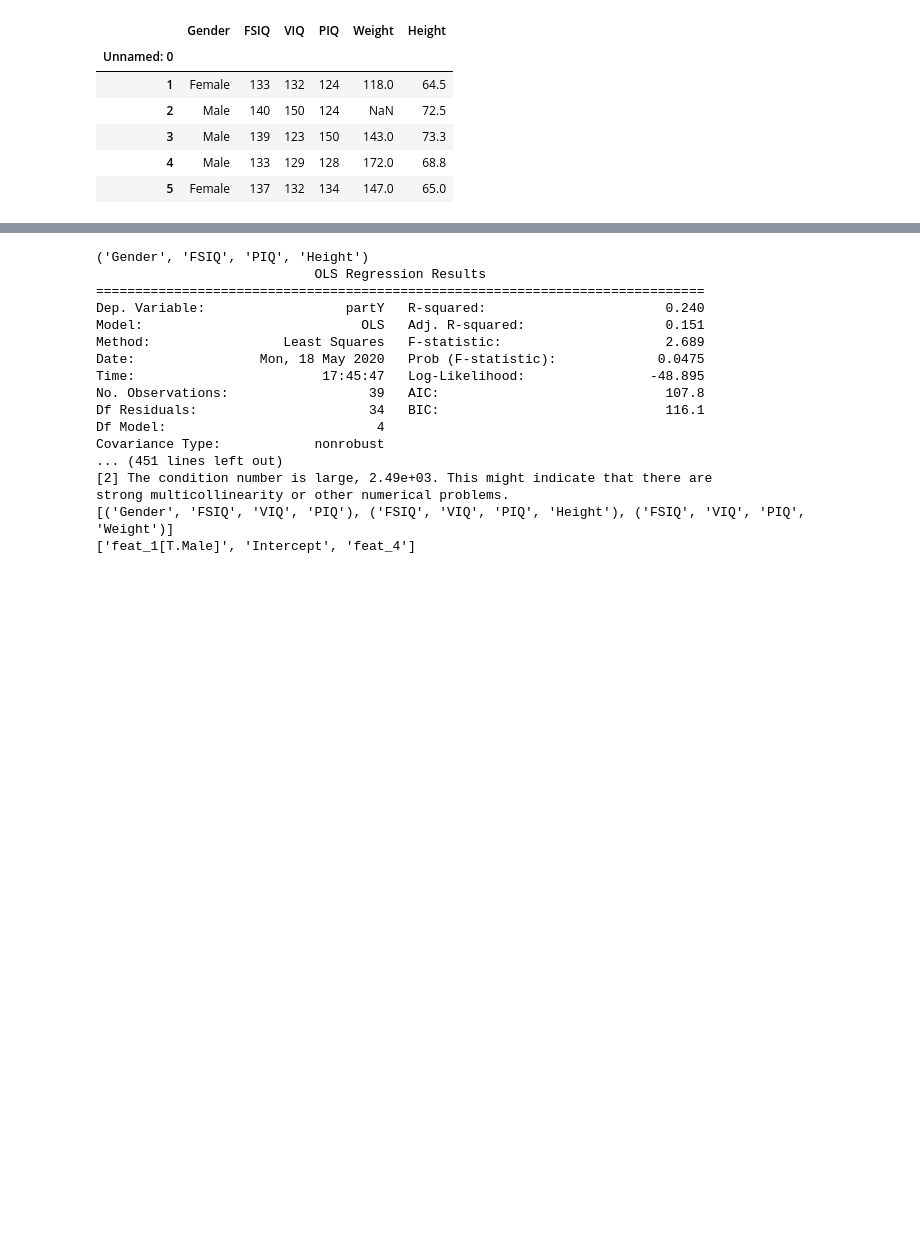
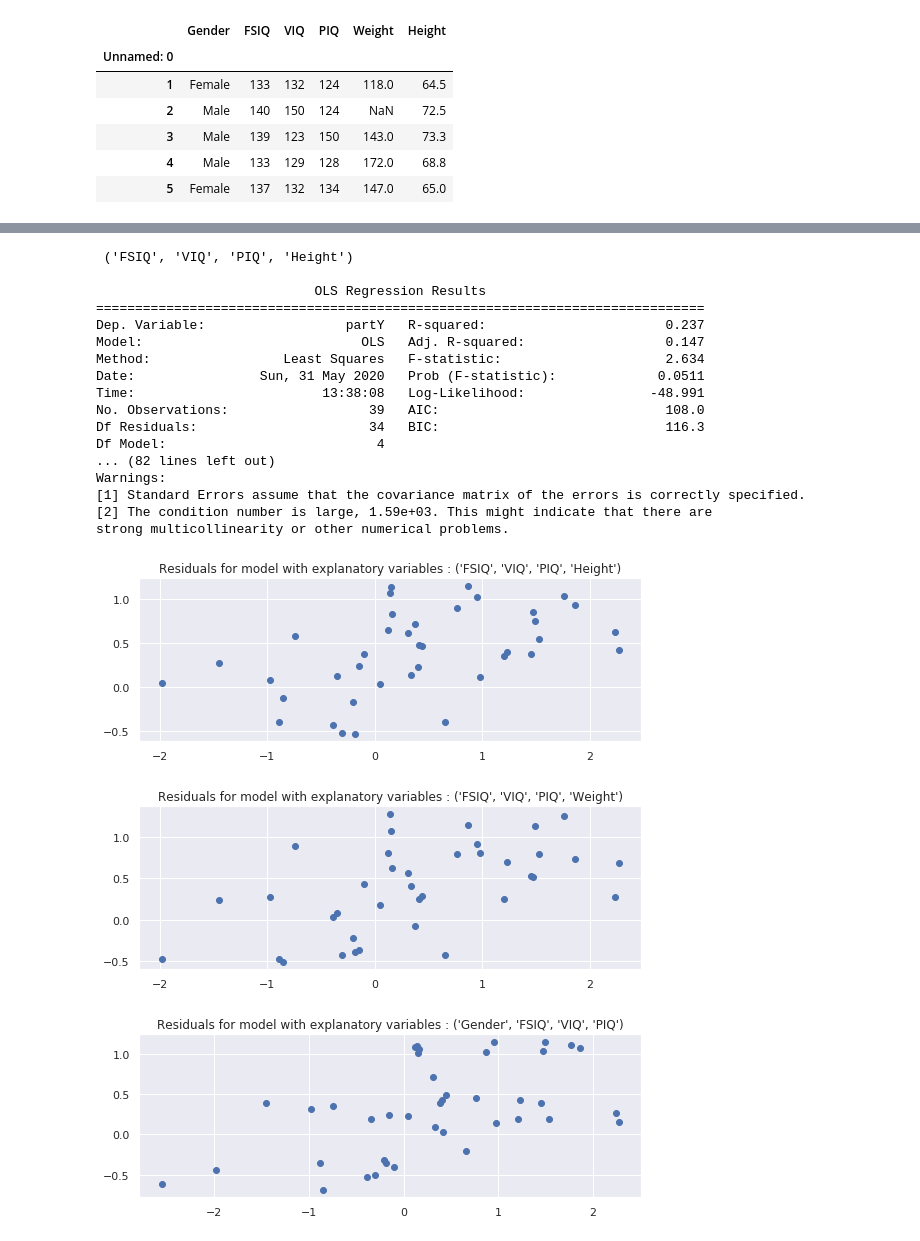
Before and after one commit to anproulx/Proulx-Andr-anne-QLSC612, a Jupyter notebook: practical/myanalysis.ipynb, the cells around one changed output, grey strips where cells are left out. Cells and saved outputs as stored; diff of their text form; code cells hidden in the pictures; blank space fills up the shorter version.

```diff
--- a/practical/myanalysis.ipynb
+++ b/practical/myanalysis.ipynb
@@ -70,57 +78,69 @@ print(combination)
 # %%
-#test model with the different combinations of feature variables
-list_significant=[]
-list_ind=[]
+# Apply the model to the data using theses combinations
 
-#loop through the combination lis
+# Initiate lists
+list_significant=[] #list of significant results
+list_ind=[] #list of index of the features thats corresponds to a significant beta
+X=data[["Gender","FSIQ", "PIQ", "VIQ", "Height", "Weight"]]
+
+# Loop through the list of combinations
 for val in combination:
     name_var1=str(val[0])
     name_var2=str(val[1])
     name_var3=str(val[2])
     name_var4=str(val[3])
 
+    # Explanatory variable of the model
     feat_1=data[name_var1]
     feat_2=data[name_var2]
     feat_3=data[name_var3]
     feat_4=data[name_var4]
 
-    # Fit the model with the x variable
+    # Fit the model to the data
     model = ols("partY ~ feat_1 + feat_2 + feat_3 + feat_4", data).fit()
-
-    print(val)
-    print(model.summary())
 
     pval=model.pvalues
 
-    # Add results <0.05 to list_significant
+    # For results <0.05
     for index, value in pval.items():
-        if value <= 0.05:
-            ind_sig=index
+        if index!="Intercept":
+            if value <= 0.05:
+                ind_sig=index
 
-            list_ind.append(index)
-            list_significant.append(val)
+                #add to lists
+                list_ind.append(index)
+                list_significant.append(val)
 
-            break
+                #print stats
+                print("\n", val, "\n")
+                print(model.summary())
 
-#report only the models with p<0.05
+                #plot residuals
+                plt.figure(figsize=(9, 3))
+                y_pred= model.predict(exog=X)
+                plt.plot(partY, y_pred , "o")
+                plt.title("Residuals for model with explanatory variables : {}".format(val))
 
-print(list_significant)
-print(list_ind)
+#print(list_significant)
+#print(list_ind)
 # %% [output]
-('Gender', 'FSIQ', 'PIQ', 'Height')
+ ('FSIQ', 'VIQ', 'PIQ', 'Height')
+
                             OLS Regression Results
 ==============================================================================
-Dep. Variable:                  partY   R-squared:                       0.240
-Model:                            OLS   Adj. R-squared:                  0.151
-Method:                 Least Squares   F-statistic:                     2.689
-Date:                Mon, 18 May 2020   Prob (F-statistic):             0.0475
-Time:                        17:45:47   Log-Likelihood:                -48.895
-No. Observations:                  39   AIC:                             107.8
-Df Residuals:                      34   BIC:                             116.1
+Dep. Variable:                  partY   R-squared:                       0.237
+Model:                            OLS   Adj. R-squared:                  0.147
+Method:                 Least Squares   F-statistic:                     2.634
+Date:                Sun, 31 May 2020   Prob (F-statistic):             0.0511
+Time:                        13:38:08   Log-Likelihood:                -48.991
+No. Observations:                  39   AIC:                             108.0
+Df Residuals:                      34   BIC:                             116.3
 Df Model:                           4
-Covariance Type:            nonrobust
-... (451 lines left out)
-[2] The condition number is large, 2.49e+03. This might indicate that there are
+... (82 lines left out)
+Warnings:
+[1] Standard Errors assume that the covariance matrix of the errors is correctly specified.
+[2] The condition number is large, 1.59e+03. This might indicate that there are
 strong multicollinearity or other numerical problems.
-[('Gender', 'FSIQ', 'VIQ', 'PIQ'), ('FSIQ', 'VIQ', 'PIQ', 'Height'), ('FSIQ', 'VIQ', 'PIQ', 'Weight')]
-['feat_1[T.Male]', 'Intercept', 'feat_4']
+[figure, added]
+[figure, added]
+[figure, added]
```
Also changed, not shown: parts of 21 cells of this notebook.
